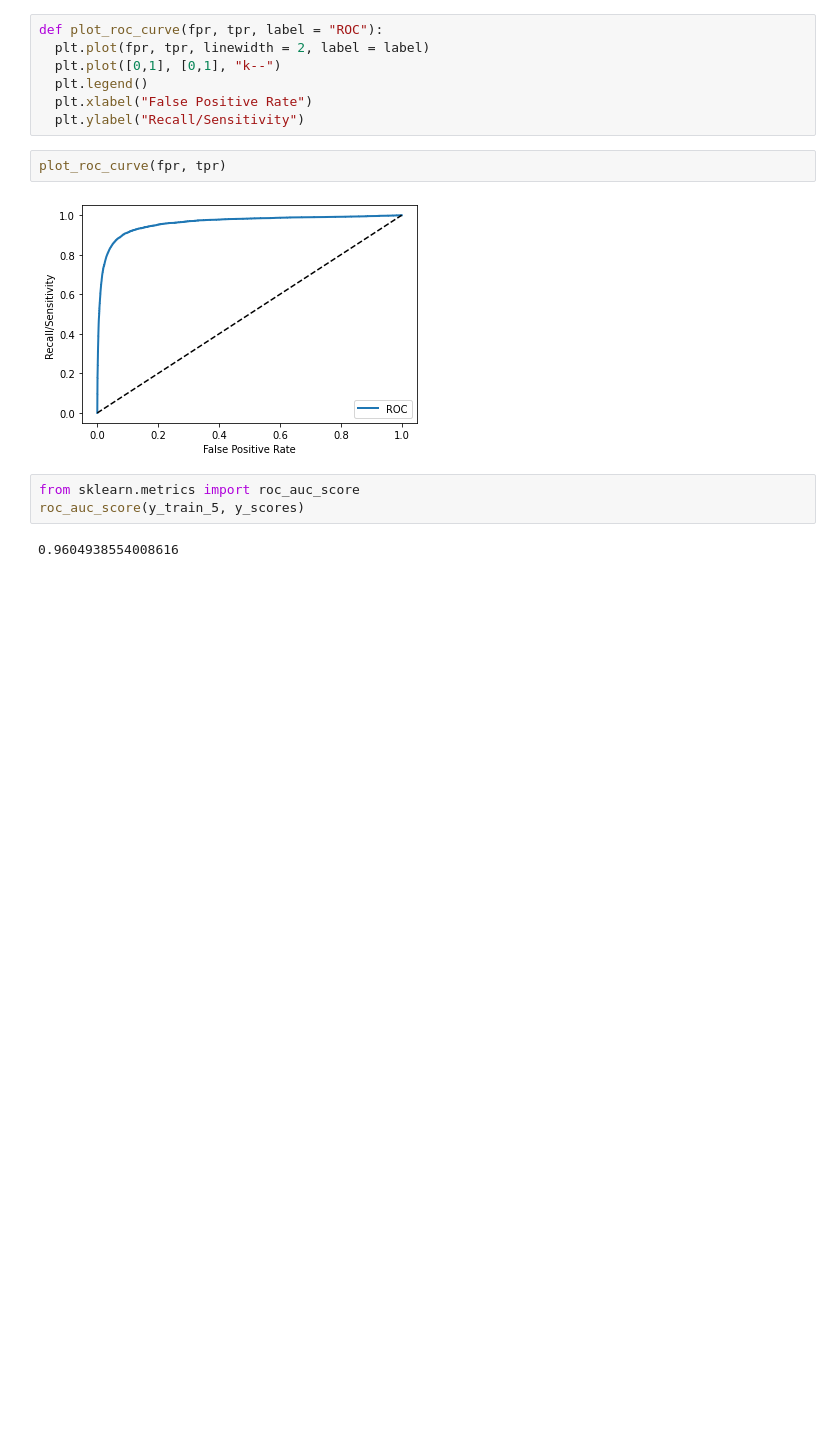
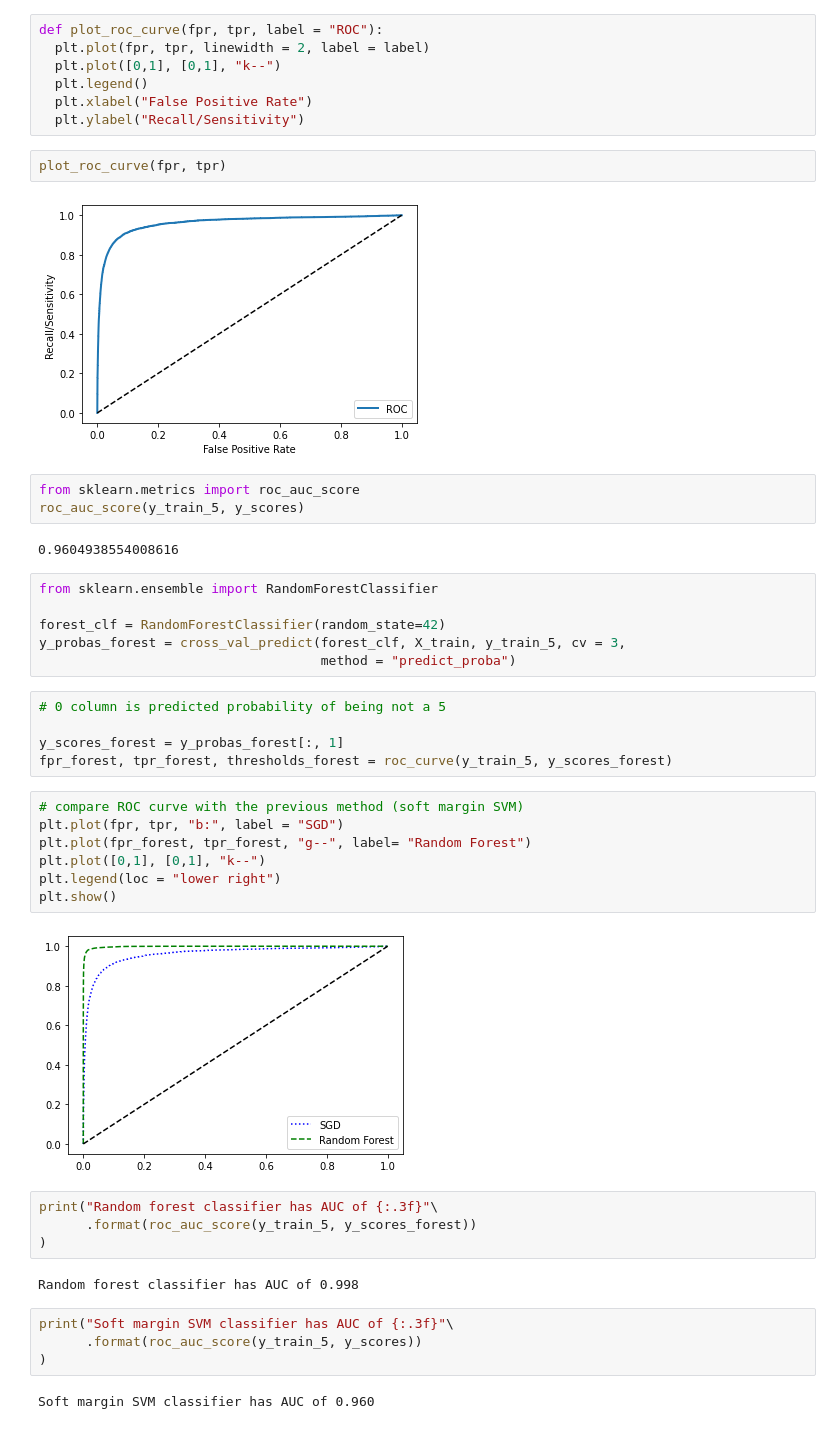
Before and after one commit to jiayuanteng/Hands_on_ML2, a Jupyter notebook: 3_Classification.ipynb, the cells around one changed output. Drawn from its saved outputs; the diff is of its cells as text; blank space fills up the shorter version.

```diff
--- a/3_Classification.ipynb
+++ b/3_Classification.ipynb
@@ -267,3 +267,35 @@ from sklearn.metrics import roc_auc_score
 roc_auc_score(y_train_5, y_scores)
 # %% [output]
 0.9604938554008616
+# %%
+from sklearn.ensemble import RandomForestClassifier
+
+forest_clf = RandomForestClassifier(random_state=42)
+y_probas_forest = cross_val_predict(forest_clf, X_train, y_train_5, cv = 3,
+                                    method = "predict_proba")
+# %%
+# 0 column is predicted probability of being not a 5
+
+y_scores_forest = y_probas_forest[:, 1]
+fpr_forest, tpr_forest, thresholds_forest = roc_curve(y_train_5, y_scores_forest)
+# %%
+# compare ROC curve with the previous method (soft margin SVM)
+plt.plot(fpr, tpr, "b:", label = "SGD")
+plt.plot(fpr_forest, tpr_forest, "g--", label= "Random Forest")
+plt.plot([0,1], [0,1], "k--")
+plt.legend(loc = "lower right")
+plt.show()
+# %% [output]
+[figure, added]
+# %%
+print("Random forest classifier has AUC of {:.3f}"\
+      .format(roc_auc_score(y_train_5, y_scores_forest))
+)
+# %% [output]
+Random forest classifier has AUC of 0.998
+# %%
+print("Soft margin SVM classifier has AUC of {:.3f}"\
+      .format(roc_auc_score(y_train_5, y_scores))
+)
+# %% [output]
+Soft margin SVM classifier has AUC of 0.960
```
Also changed, not shown: parts of 6 cells of this notebook.
